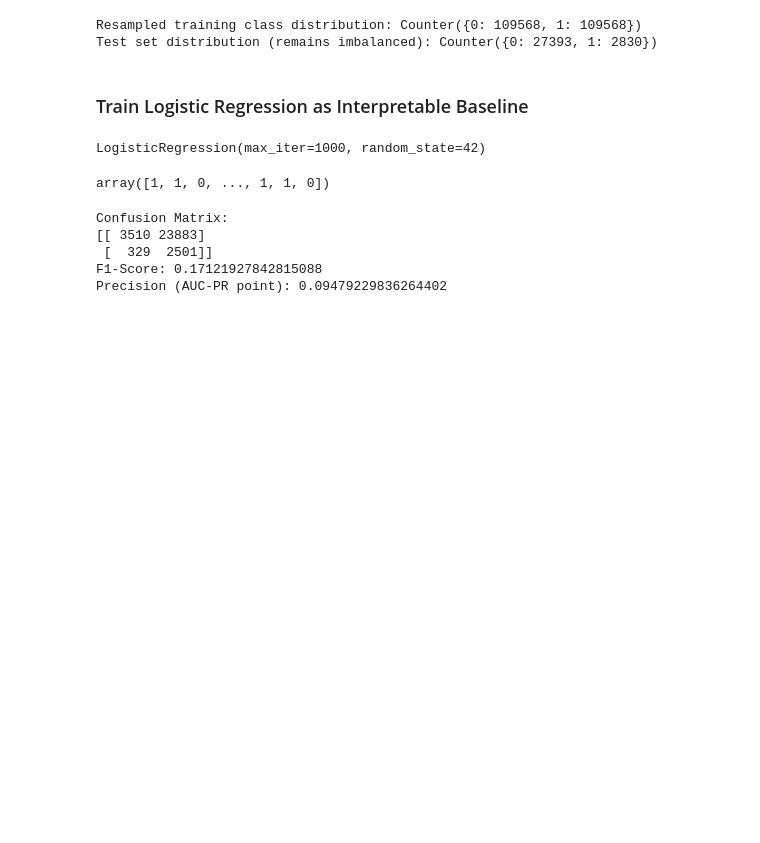
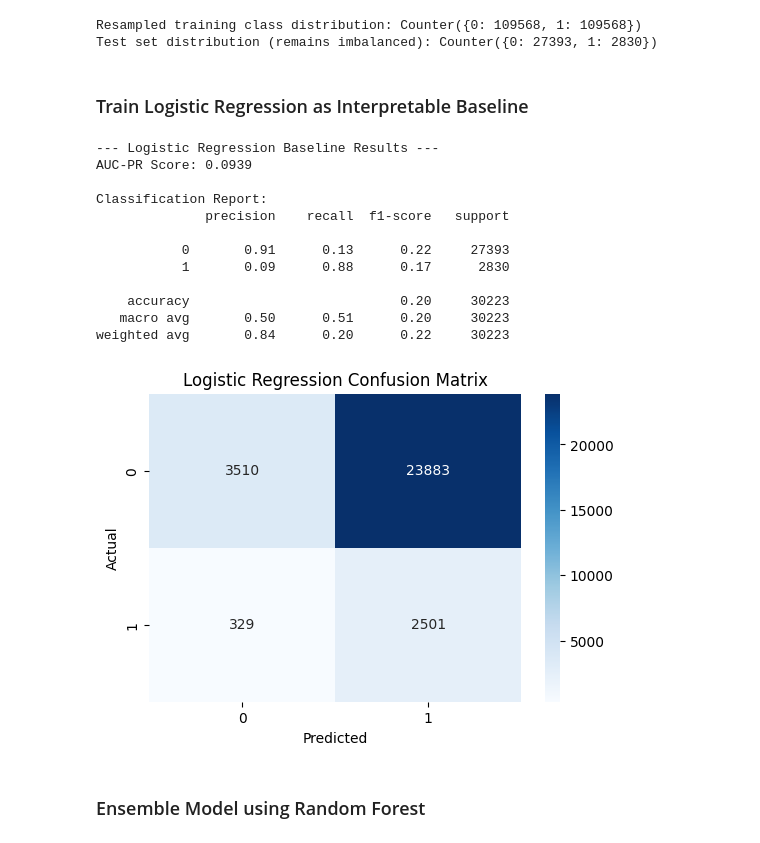
Before and after one commit to Kidus-Yoseph1/ecom-fraud-detection, a Jupyter notebook: notebooks/model.ipynb, the cells around one changed output. Cells and saved outputs as stored; diff of their text form; code cells hidden in the pictures; blank space fills up the shorter version.

Commit message:
improve AUC-PR using ensemble

```diff
--- a/notebooks/model.ipynb
+++ b/notebooks/model.ipynb
@@ -311,32 +315,46 @@ from sklearn.linear_model import LogisticRegression
-# %%
-classifier = LogisticRegression(max_iter=1000, random_state=42)
-classifier.fit(X_train_resampled, y_train_resampled)
-# %% [output]
-LogisticRegression(max_iter=1000, random_state=42)
-# %%
-y_pred = classifier.predict(X_test)
-y_pred
-# %% [output]
-array([1, 1, 0, ..., 1, 1, 0])
-# %%
-from sklearn import metrics
-
-cm = metrics.confusion_matrix(y_test, y_pred)
-
-## F1-Score
-# The harmonic mean of precision and recall
-f1 = metrics.f1_score(y_test, y_pred, pos_label=1)
-
-
-auc_pr = metrics.precision_score(y_test, y_pred, pos_label=1)
-
-print("Confusion Matrix:")
-print(cm)
-print(f"F1-Score: {f1}")
-print(f"Precision (AUC-PR point): {auc_pr}")
-# %% [output]
-Confusion Matrix:
-[[ 3510 23883]
- [  329  2501]]
-F1-Score: 0.17121927842815088
-Precision (AUC-PR point): 0.09479229836264402
+# %%
+from sklearn.linear_model import LogisticRegression
+from sklearn.metrics import classification_report, confusion_matrix, precision_recall_curve, auc
+import matplotlib.pyplot as plt
+import seaborn as sns
+
+# Initialize and train Logistic Regression
+lr_model = LogisticRegression(max_iter=1000, random_state=42)
+lr_model.fit(X_train_resampled, y_train_resampled)
+
+# Make Predictions
+lr_preds = lr_model.predict(X_test)
+lr_probs = lr_model.predict_proba(X_test)[:, 1]
+
+# Calculate AUC-PR
+precision, recall, _ = precision_recall_curve(y_test, lr_probs)
+auc_pr_lr = auc(recall, precision)
+
+print("Logistic Regression Baseline Results")
+print(f"AUC-PR Score: {auc_pr_lr:.4f}")
+print("\nClassification Report:")
+print(classification_report(y_test, lr_preds))
+
+# 4. Confusion Matrix Visualization
+plt.figure(figsize=(6,4))
+sns.heatmap(confusion_matrix(y_test, lr_preds), annot=True, fmt='d', cmap='Blues')
+plt.title('Logistic Regression Confusion Matrix')
+plt.xlabel('Predicted')
+plt.ylabel('Actual')
+plt.show()
+# %% [output]
+--- Logistic Regression Baseline Results ---
+AUC-PR Score: 0.0939
+
+Classification Report:
+              precision    recall  f1-score   support
+
+           0       0.91      0.13      0.22     27393
+           1       0.09      0.88      0.17      2830
+
+    accuracy                           0.20     30223
+   macro avg       0.50      0.51      0.20     30223
+weighted avg       0.84      0.20      0.22     30223
+[figure, added]
+# %% [markdown]
+### Ensemble Model using Random Forest
```
Also changed, not shown: parts of 11 cells of this notebook.
